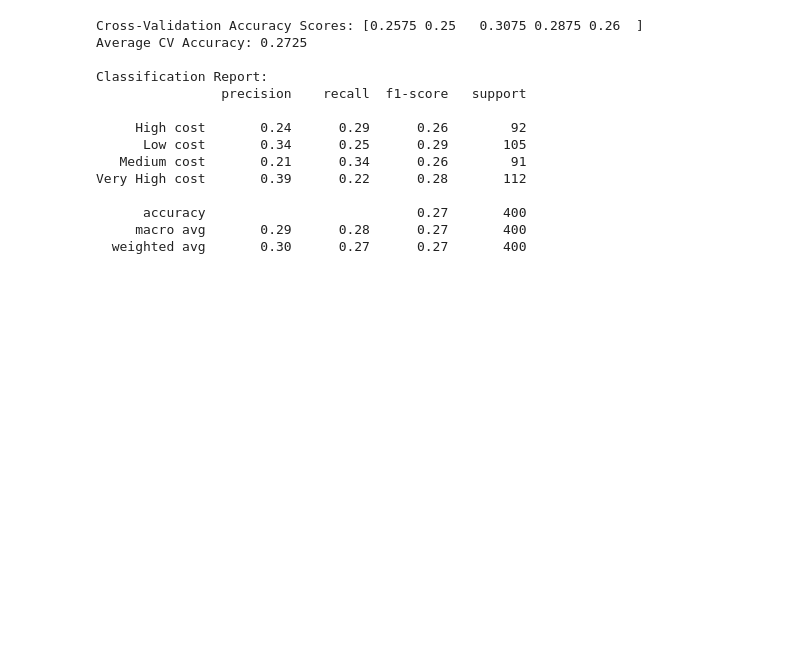
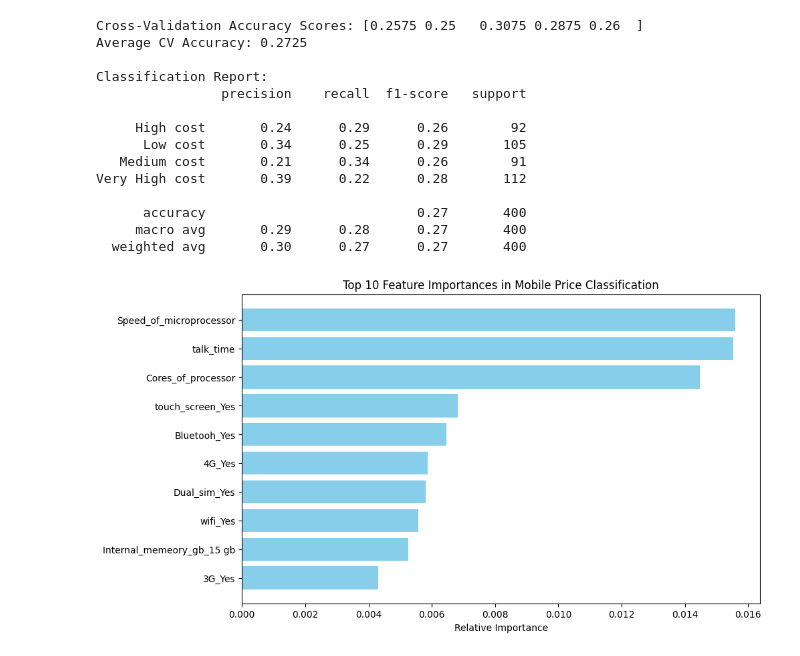
Before and after one commit to Okeke11/Logistic-Regression-for-Binary-Classification, a Jupyter notebook: notebook4d5bea2333.ipynb, the cells around one changed output. Cells and saved outputs as stored; diff of their text form; code cells hidden in the pictures; blank space fills up the shorter version.

```diff
--- a/notebook4d5bea2333.ipynb
+++ b/notebook4d5bea2333.ipynb
@@ -64,3 +53,19 @@ Very High cost       0.39      0.22      0.28       112
       accuracy                           0.27       400
      macro avg       0.29      0.28      0.27       400
   weighted avg       0.30      0.27      0.27       400
+# %%
+importances = best_rf.feature_importances_
+
+feature_df = pd.DataFrame({
+    'Feature': X.columns,
+    'Importance': importances
+}).sort_values(by='Importance', ascending=False)
+
+plt.figure(figsize=(10, 6))
+plt.barh(feature_df['Feature'][:10], feature_df['Importance'][:10], color='skyblue')
+plt.gca().invert_yaxis()  # Put the most important feature at the top
+plt.title('Top 10 Feature Importances in Mobile Price Classification')
+plt.xlabel('Relative Importance')
+plt.show()
+# %% [output]
+[figure, added]
```
Also changed, not shown: parts of 2 cells of this notebook.
